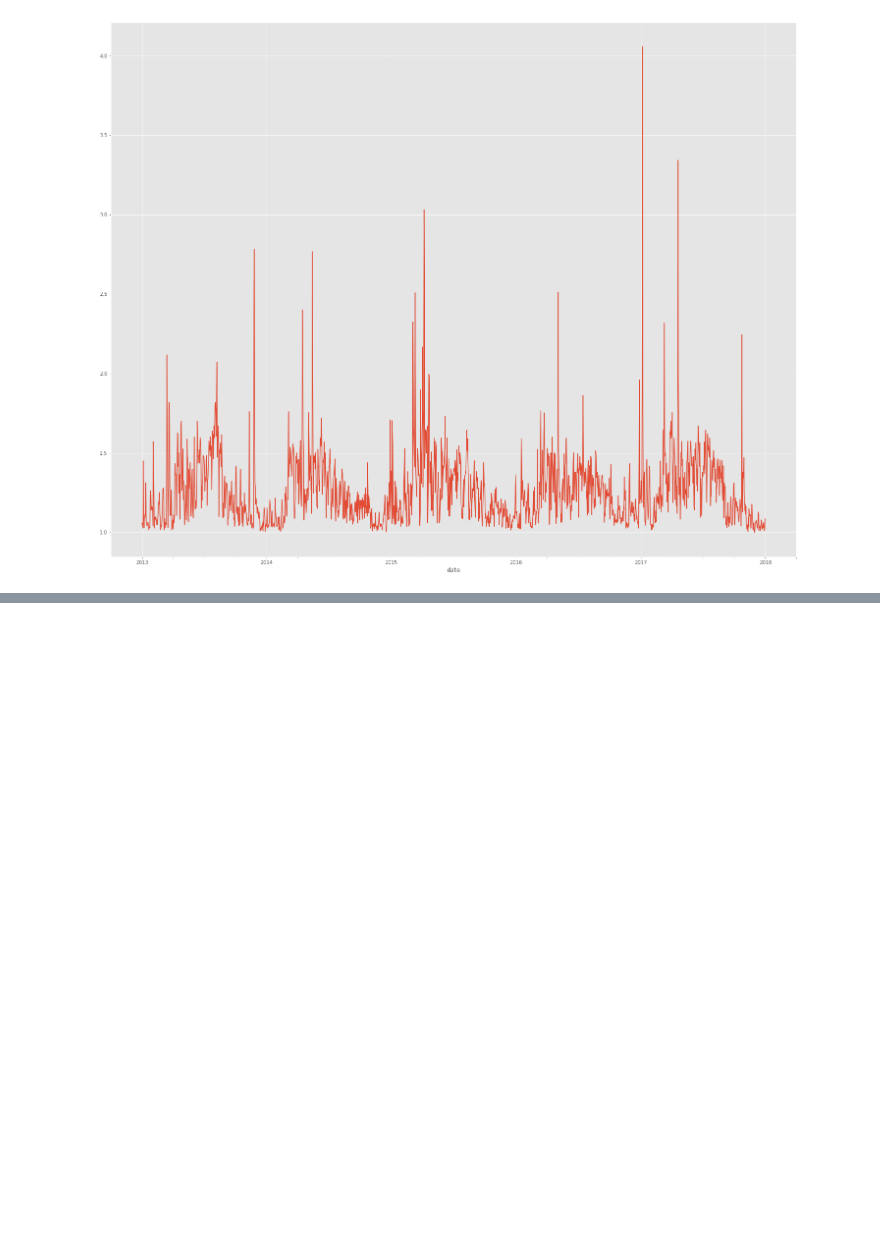
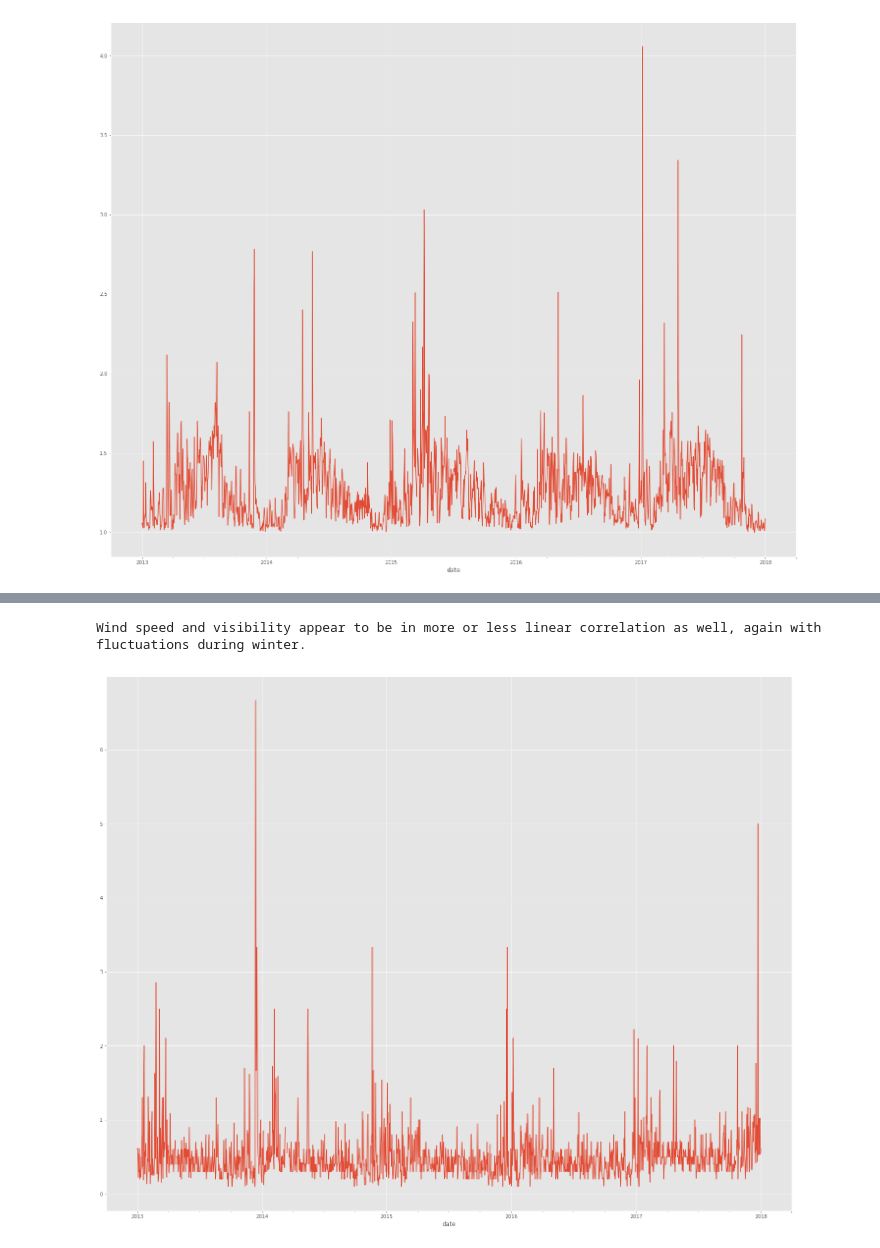
Before and after one commit to bbencina/Programiranje1_projektna_vreme, a Jupyter notebook: weather_analysis.ipynb, the cells around one changed output, grey strips where cells are left out. Cells and saved outputs as stored; diff of their text form; code cells hidden in the pictures; blank space fills up the shorter version.

```diff
--- a/weather_analysis.ipynb
+++ b/weather_analysis.ipynb
@@ -119,0 +138,10 @@ with minor discrepancies, it is.'''
+# %%
+'''Wind speed and visibility'''
+
+data['wspeed/vis'] = pd.Series(data['wind_speed'] / data['visibility']).values
+data['wspeed/vis'].plot(figsize=(25, 20))
+
+print("Wind speed and visibility appear to be in more or less linear correlation as well, again with fluctuations during winter.")
+# %% [output]
+Wind speed and visibility appear to be in more or less linear correlation as well, again with fluctuations during winter.
+[figure, added]
```
Also changed, not shown: parts of 2 cells of this notebook.
